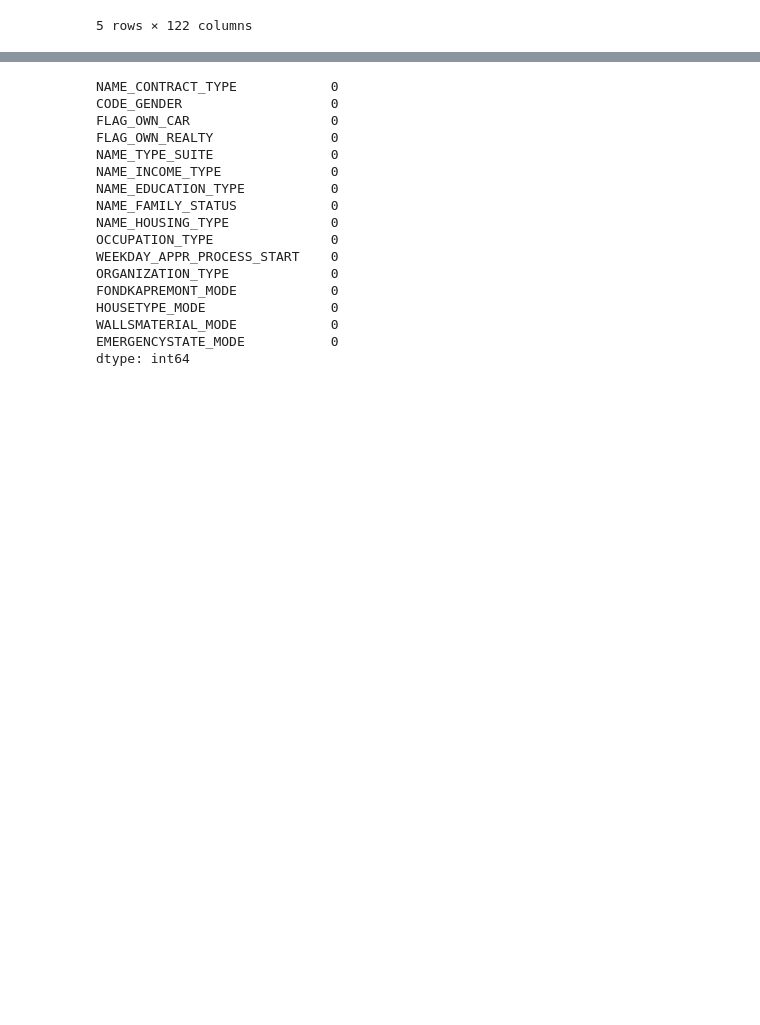
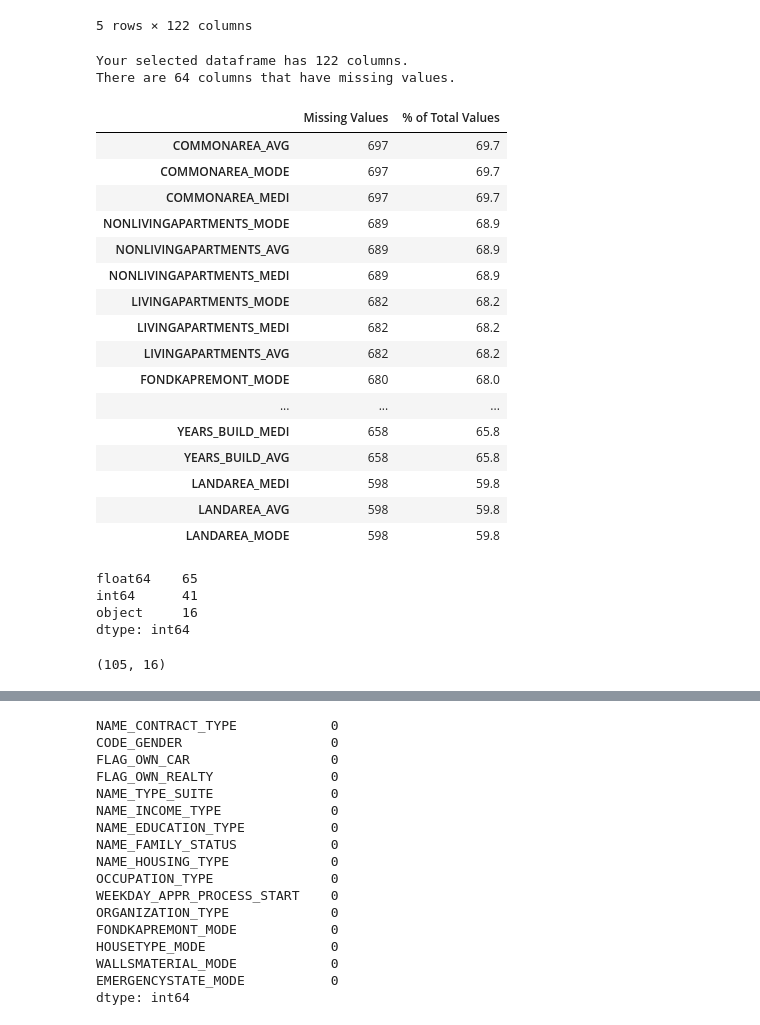
Before and after one commit to Naykoh/repo-projet-bd, a Jupyter notebook: {{ cookiecutter.repo_name }}/notebooks/Project Application of BD.ipynb, the cells around one changed output, grey strips where cells are left out. Cells and saved outputs as stored; diff of their text form; code cells hidden in the pictures; blank space fills up the shorter version.

```diff
--- a/{{ cookiecutter.repo_name }}/notebooks/Project Application of BD.ipynb
+++ b/{{ cookiecutter.repo_name }}/notebooks/Project Application of BD.ipynb
@@ -15,6 +17,9 @@ You can also use a part of this dataset (an example is given for this Lab)
 # %%
 import pandas as pd
 import numpy as np
+
+from pathlib import Path
+ROOT = Path('Project Application of BD.ipynb').resolve().parents[1]
 
 # Some sklearn tools for preprocessing and building a pipeline.
 # ColumnTransformer was introduced in 0.20 so make sure you have this version
@@ -28,7 +33,7 @@ from sklearn.metrics import accuracy_score, classification_report
 from xgboost.sklearn import XGBClassifier
 from sklearn.ensemble import RandomForestClassifier,GradientBoostingClassifier
 # %%
-app_train = pd.read_csv("application_train.csv",nrows=1000)
+app_train = pd.read_csv(ROOT/"data/raw/application_train.csv",nrows=1000)
 # %%
 app_train.head()
 # %% [output]
@@ -41,0 +75,32 @@ app_train.head()
+# %%
+# Missing values statistics
+missing_values = missing_values_table(app_train)
+missing_values.head(20)
+# %% [output]
+Your selected dataframe has 122 columns.
+There are 64 columns that have missing values.
+|  | Missing Values | % of Total Values |
+| COMMONAREA_AVG | 697 | 69.7 |
+| COMMONAREA_MODE | 697 | 69.7 |
+| COMMONAREA_MEDI | 697 | 69.7 |
+| NONLIVINGAPARTMENTS_MODE | 689 | 68.9 |
+| NONLIVINGAPARTMENTS_AVG | 689 | 68.9 |
+| NONLIVINGAPARTMENTS_MEDI | 689 | 68.9 |
+| LIVINGAPARTMENTS_MODE | 682 | 68.2 |
+| LIVINGAPARTMENTS_MEDI | 682 | 68.2 |
+| LIVINGAPARTMENTS_AVG | 682 | 68.2 |
+| FONDKAPREMONT_MODE | 680 | 68.0 |
+| ... | ... | ... |
+| YEARS_BUILD_MEDI | 658 | 65.8 |
+| YEARS_BUILD_AVG | 658 | 65.8 |
+| LANDAREA_MEDI | 598 | 59.8 |
+| LANDAREA_AVG | 598 | 59.8 |
+| LANDAREA_MODE | 598 | 59.8 |
+# %%
+# Number of each type of column
+app_train.dtypes.value_counts()
+# %% [output]
+float64    65
+int64      41
+object     16
+dtype: int64
@@ -42,3 +118,7 @@ app_train.head()
+# %%
+len(num_features),len(cat_features)
+# %% [output]
+(105, 16)
 # %%
 #replace every nan of numerical features by the mean of this feature
 for column in num_features:
```
Also changed, not shown: parts of 16 cells of this notebook, 4 other files.
